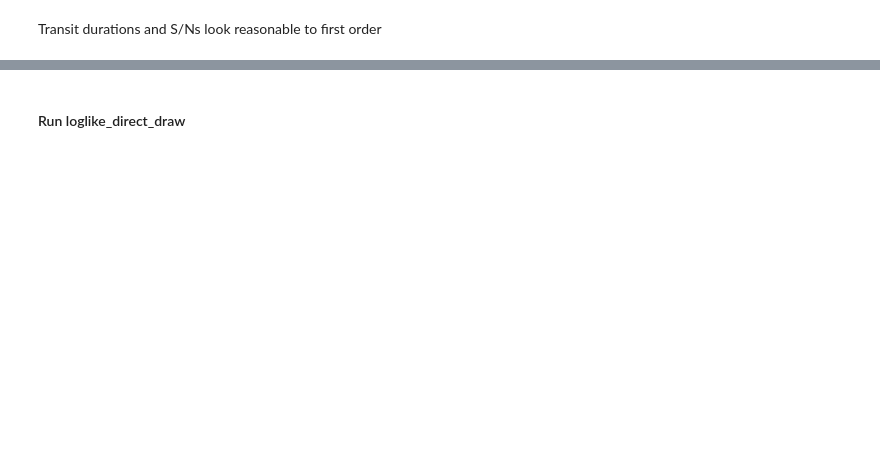
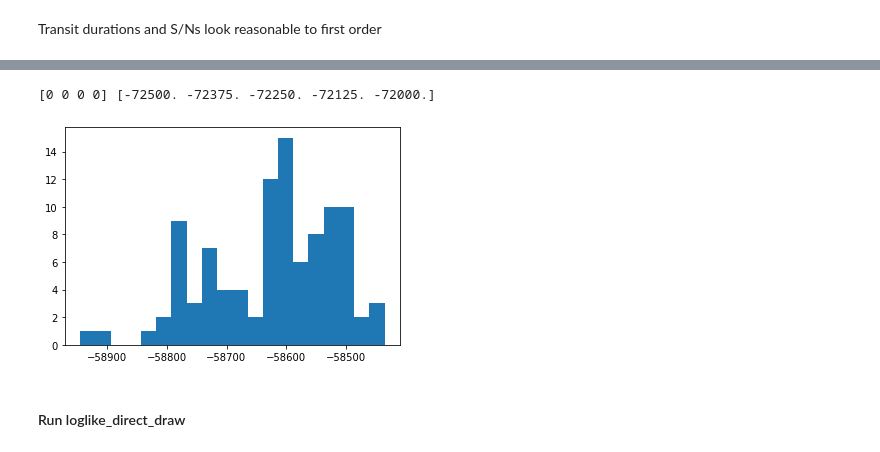
Before and after one commit to exoclam/sculpting, a Jupyter notebook: draw-from-data.ipynb, the cells around one changed output, grey strips where cells are left out. Saved outputs shown, nothing was run; the diff lists cells and outputs as text; code cells hidden in the pictures; blank space fills up the shorter version.

```diff
--- a/draw-from-data.ipynb
+++ b/draw-from-data.ipynb
@@ -779,0 +803,29 @@ Transit durations and S/Ns look reasonable to first order
+# %%
+# set up "hypercube" prior and iterate through it while calling model and likelihood functions
+ndim = 2
+nparams = 2
+lams = []
+logLs = []
+ms = []
+bs = []
+for gi_m in range(11):
+    for gi_b in range(11):
+        temp_logLs = []
+        temp_lams = []
+        ms.append(round(cube[0],1))
+        bs.append(round(cube[1],1))
+        for i in range(100):
+            cube = [random.uniform(0,1), random.uniform(0,1)] # instantiate cube
+            cube = prior_grid(cube, ndim, nparams, gi_m, gi_b) # move to new position on cube
+            logL, lam = loglike_direct_draw(cube, ndim, nparams) # calculate logL by comparing model(cube) and k
+            #print(lam)
+            lam = lam.to_list()
+            temp_lams.append(lam)
+            temp_logLs.append(logL)
+        lams.append(temp_lams)
+        logLs.append(temp_logLs)
+df = pd.DataFrame({'ms': ms, 'bs': bs, 'logLs': logLs, 'lams': lams})
+print(df)
+print(lams)
+#lams.to_csv('lams_cands.csv', index=False)
+df.to_csv('direct/logL_cands_for_hist.csv', index=False, sep='\t')
@@ -779,0 +874,9 @@ Transit durations and S/Ns look reasonable to first order
+# %%
+hist, bins = np.histogram(logLs[0], bins=np.linspace(-72500, -72000, 5))
+print(hist, bins)
+#plt.hist(logLs[0], bins=np.linspace(-72500, -72000, 5), width=50)
+plt.hist(logLs[0], bins=20)
+plt.show()
+# %% [output]
+[0 0 0 0] [-72500. -72375. -72250. -72125. -72000.]
+[figure, added]
```
Also changed, not shown: parts of 23 cells of this notebook.
